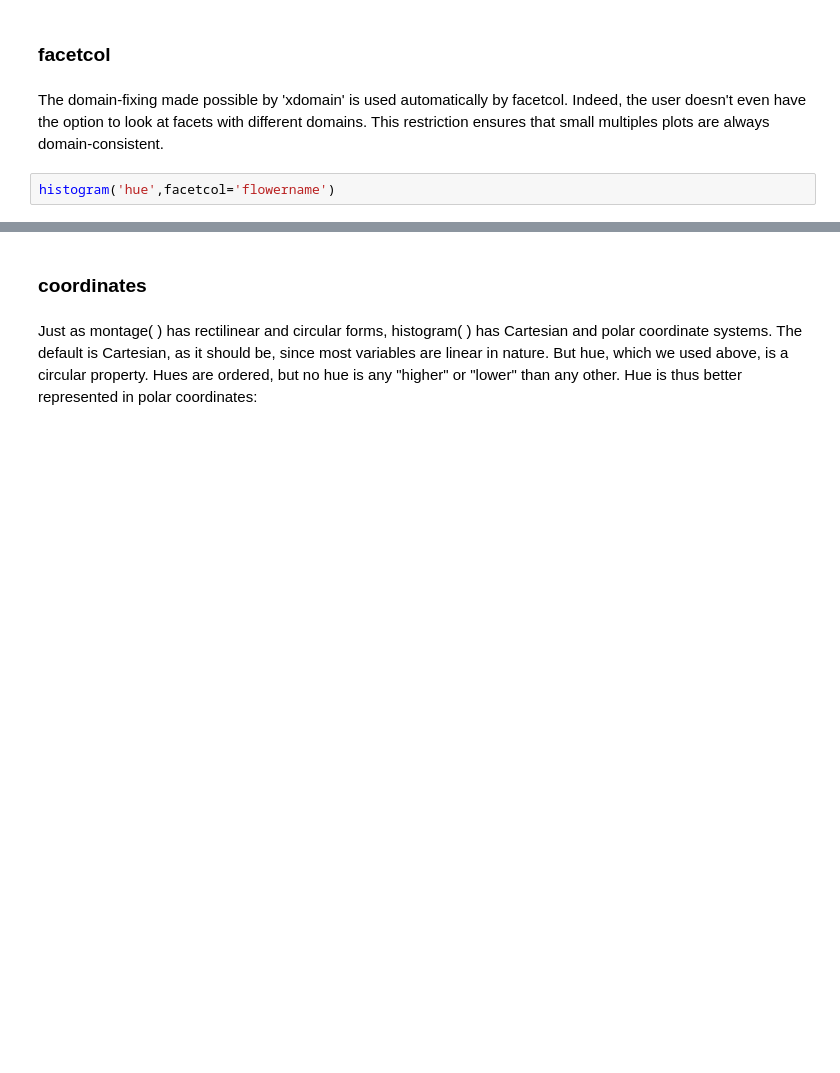
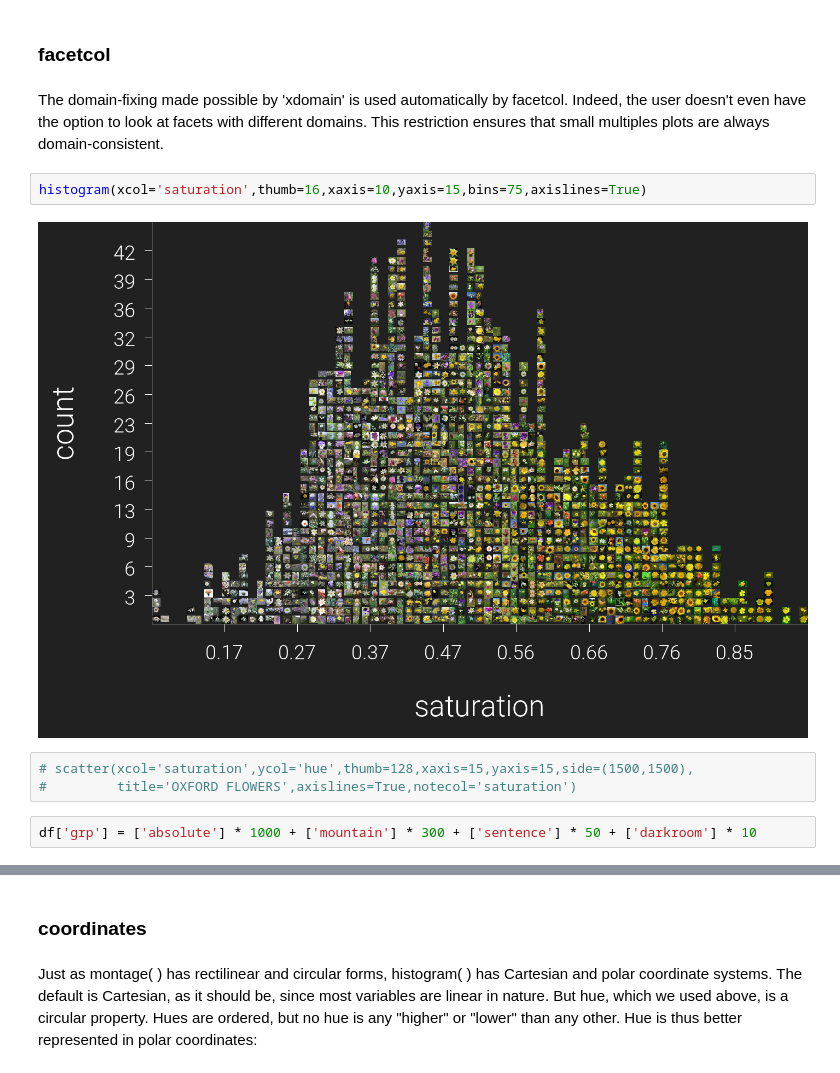
Before and after one commit to damoncrockett/ivpy, a Jupyter notebook: src/tutorial3_histogram.ipynb, the cells around one changed output, grey strips where cells are left out. Drawn from its saved outputs; the diff is of its cells as text; blank space fills up the shorter version.

```diff
--- a/src/tutorial3_histogram.ipynb
+++ b/src/tutorial3_histogram.ipynb
@@ -65,5 +71,12 @@ Now that we know both sets of histogram bins span the entire hue spectrum from 0
 ### facetcol
 # %% [markdown]
 The domain-fixing made possible by 'xdomain' is used automatically by facetcol. Indeed, the user doesn't even have the option to look at facets with different domains. This restriction ensures that small multiples plots are always domain-consistent.
-# %%
-histogram('hue',facetcol='flowername')
+# %%
+histogram(xcol='saturation',thumb=16,xaxis=10,yaxis=15,bins=75,axislines=True)
+# %% [output]
+[figure, added]
+# %%
+# scatter(xcol='saturation',ycol='hue',thumb=128,xaxis=15,yaxis=15,side=(1500,1500),
+#         title='OXFORD FLOWERS',axislines=True,notecol='saturation')
+# %%
+df['grp'] = ['absolute'] * 1000 + ['mountain'] * 300 + ['sentence'] * 50 + ['darkroom'] * 10
```
Also changed, not shown: parts of 17 cells of this notebook, 3 other files.
